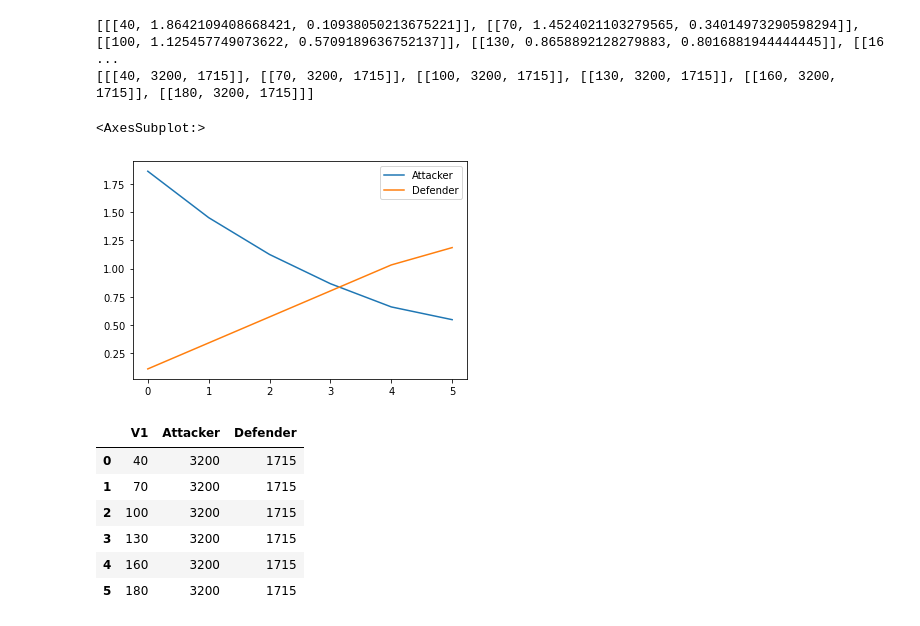
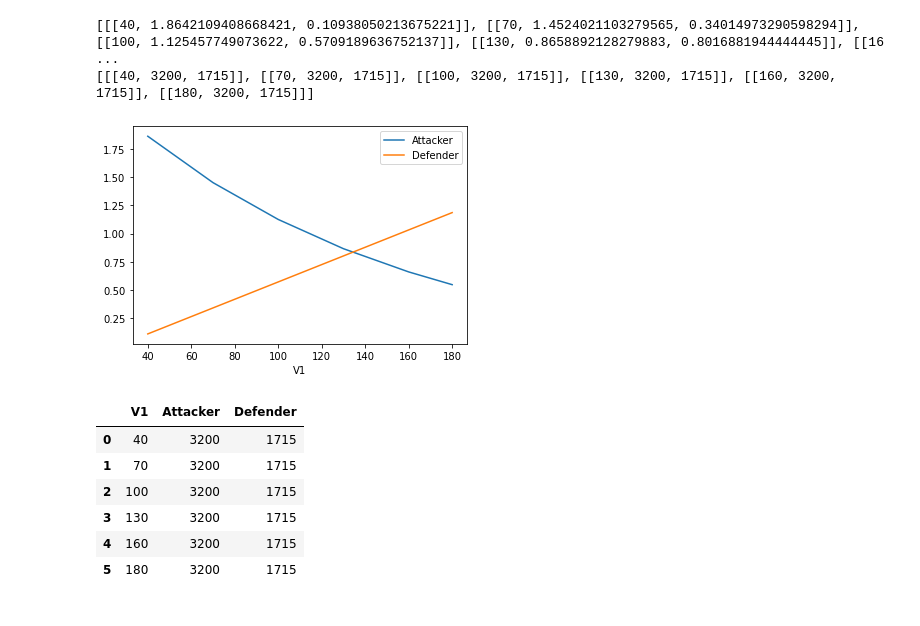
Before and after one commit to MattiaBrocco/VANET-game-theory, a Jupyter notebook: MB_attempt_1.ipynb, the cells around one changed output. Cells and saved outputs as stored; diff of their text form; code cells hidden in the pictures.

```diff
--- a/MB_attempt_1.ipynb
+++ b/MB_attempt_1.ipynb
@@ -204,12 +204,12 @@ print(o_str)
 # %% [output]
 [[[40, 1.8642109408668421, 0.10938050213675221]], [[70, 1.4524021103279565, 0.34014973290598294]], [[100, 1.125457749073622, 0.5709189636752137]], [[130, 0.8658892128279883, 0.8016881944444445]], [[16 ...
 [[[40, 3200, 1715]], [[70, 3200, 1715]], [[100, 3200, 1715]], [[130, 3200, 1715]], [[160, 3200, 1715]], [[180, 3200, 1715]]]
-# %%
-pd.DataFrame(np.vstack([np.array(c) for c in o_pfs]),
-             columns = ["V1", "Attacker", "Defender"]).drop("V1", axis = 1).plot()
-# %% [output]
-<AxesSubplot:>
-[figure, removed]
+# %%
+pd.DataFrame(np.vstack([np.array(c) for c in o_pfs]),
+             columns = ["V1", "Attacker", "Defender"]).set_index("V1").plot()
+plt.show()
+# %% [output]
+[figure, added]
 # %%
 pd.DataFrame(np.vstack([np.array(c) for c in o_str]),
              columns = ["V1", "Attacker", "Defender"])
```
Also changed, not shown: parts of 21 cells of this notebook.
